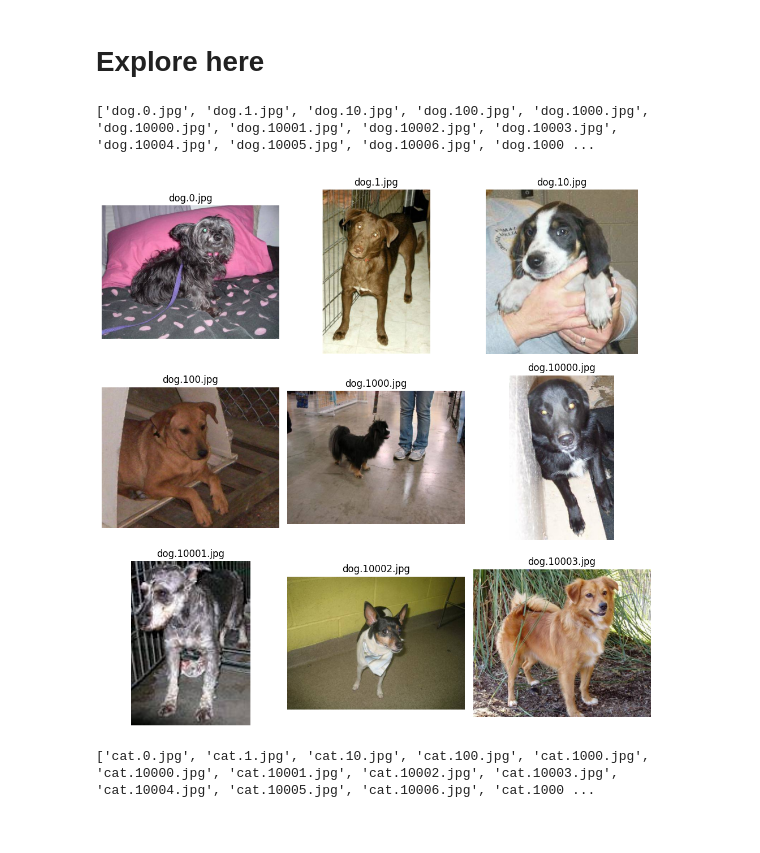
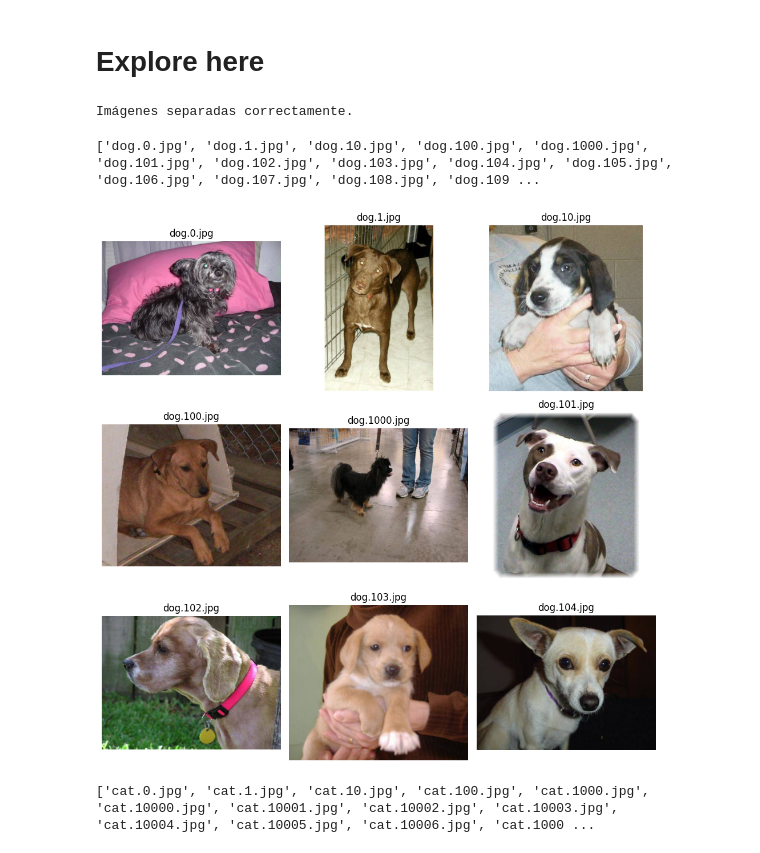
Before and after one commit to pythorena/Deep-learning, a Jupyter notebook: src/explore.ipynb, the cells around one changed output. Saved outputs shown, nothing was run; the diff lists cells and outputs as text; code cells hidden in the pictures.

```diff
--- a/src/explore.ipynb
+++ b/src/explore.ipynb
@@ -11,36 +6,62 @@ from keras.preprocessing import image
+# %%
+import os
+import numpy as np
+import matplotlib.pyplot as plt
+from tensorflow.keras.preprocessing import image
+import shutil
+
+# Directorio donde están las imágenes mezcladas
+source_dir = "../data/raw/train"
+
+# Directorios de destino para gatos y perros
+cat_dir = "../data/raw/train/cats"
+dog_dir = "../data/raw/train/dogs"
+
+# Crear directorios de destino si no existen
+os.makedirs(cat_dir, exist_ok=True)
+os.makedirs(dog_dir, exist_ok=True)
+
+# Obtener la lista de archivos en el directorio fuente
+files = os.listdir(source_dir)
+
+# Iterar sobre los archivos y moverlos según el prefijo
+for file in files:
+    if file.startswith('cat') and os.path.isfile(os.path.join(source_dir, file)):
+        shutil.move(os.path.join(source_dir, file), os.path.join(cat_dir, file))
+    elif file.startswith('dog') and os.path.isfile(os.path.join(source_dir, file)):
+        shutil.move(os.path.join(source_dir, file), os.path.join(dog_dir, file))
+
+print("Imágenes separadas correctamente.")
+# %% [output]
+Imágenes separadas correctamente.
 # %%
-# Importar y comprobar las 9 primeras imágenes de perros
-
 from PIL import Image
 
-# Ruta al directorio que contiene sus datos de imagen
-data_dir = r"C:\Users\loren\Documents\GitHub\Deep_learning\Deep-learning\data\raw\train"
-
 # Obtener una lista de todos los nombres de archivos de imágenes de perros
-dog_images = [f for f in os.listdir(data_dir) if f.startswith('dog')]
+dog_images = [f for f in os.listdir(dog_dir) if f.startswith('dog')]
 
 print(dog_images)
 
 # Tomar las primeras 9 imágenes
 dog_images = dog_images[:9]
 
 # Mostrar las imágenes
 plt.figure(figsize=(10, 10))
 
 for i, image_name in enumerate(dog_images):
-    image_path = os.path.join(data_dir, image_name)
+    image_path = os.path.join(dog_dir, image_name)
     image = Image.open(image_path)
 
     plt.subplot(3, 3, i + 1)  # Crear una cuadrícula de 3x3
     plt.imshow(image)
     plt.title(image_name)
     plt.axis('off')  # Ocultar los ejes
 
 plt.tight_layout()
 plt.show()
 # %% [output]
-['dog.0.jpg', 'dog.1.jpg', 'dog.10.jpg', 'dog.100.jpg', 'dog.1000.jpg', 'dog.10000.jpg', 'dog.10001.jpg', 'dog.10002.jpg', 'dog.10003.jpg', 'dog.10004.jpg', 'dog.10005.jpg', 'dog.10006.jpg', 'dog.1000 ...
+['dog.0.jpg', 'dog.1.jpg', 'dog.10.jpg', 'dog.100.jpg', 'dog.1000.jpg', 'dog.101.jpg', 'dog.102.jpg', 'dog.103.jpg', 'dog.104.jpg', 'dog.105.jpg', 'dog.106.jpg', 'dog.107.jpg', 'dog.108.jpg', 'dog.109 ...
-[figure, old version]
+[figure, new version]
 # %%
 # Importar y comprobar las 9 primeras imágenes de gatos
 
```
Also changed, not shown: parts of 11 cells of this notebook.
